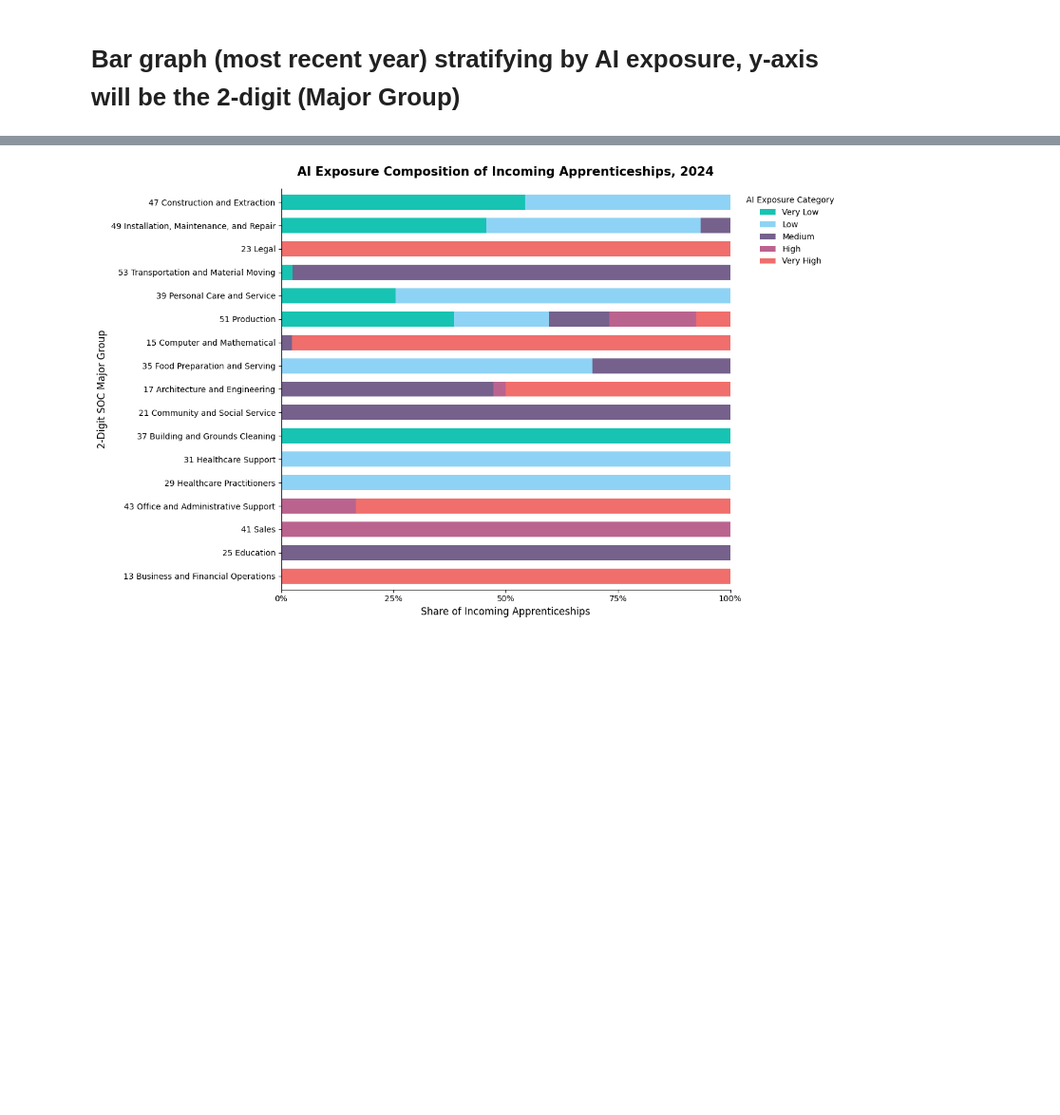
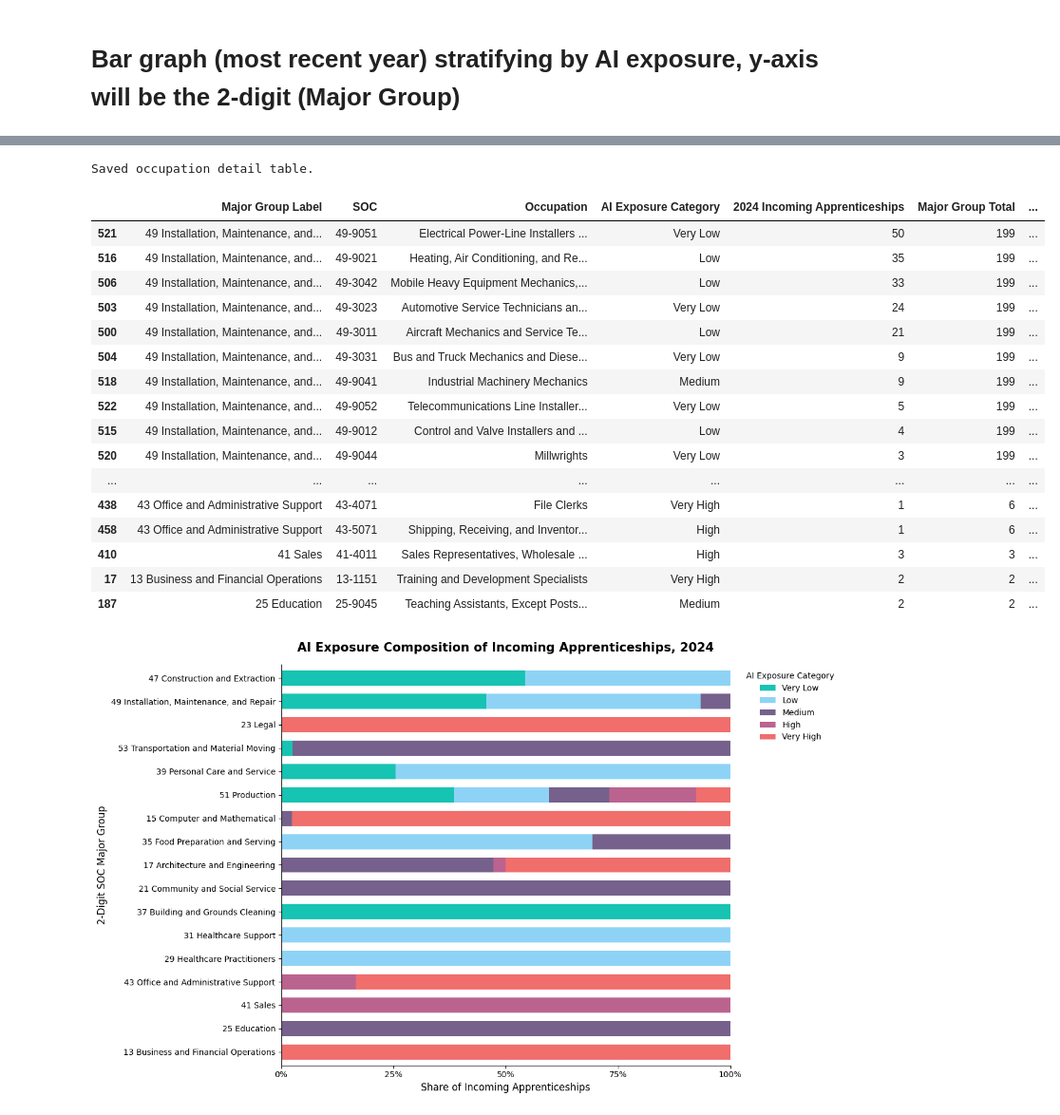
Before and after one commit to aarielle10/Walmart-Landscape-Analysis, a Jupyter notebook: Apprenticeship.ipynb, the cells around one changed output, grey strips where cells are left out. Shown at 95% size. Saved outputs shown, nothing was run; the diff lists cells and outputs as text; code cells hidden in the pictures; blank space fills up the shorter version.

```diff
--- a/Apprenticeship.ipynb
+++ b/Apprenticeship.ipynb
@@ -270,6 +309,67 @@ Data saved to: C:\Users\301533\Documents\AI Analysis\Apprenticeship Data\Output\
 Chart saved to: C:\Users\301533\Documents\AI Analysis\Apprenticeship Data\Output\bar_counts_apprenticeships_ai_exposure_including_construction_2024.png
 Data saved to: C:\Users\301533\Documents\AI Analysis\Apprenticeship Data\Output\bar_counts_apprenticeships_ai_exposure_including_construction_2024.xlsx
 Done.
+# %%
+# =========================================================
+# DETAIL TABLE: WHAT OCCUPATIONS MAKE UP EACH MAJOR GROUP
+# =========================================================
+
+occupation_detail = (
+    merged_excluding_construction
+    .groupby(
+        ["Major Group Label", "SOC", "Occupation", exposure_col],
+        as_index=False
+    )[year_col]
+    .sum()
+)
+
+occupation_detail = occupation_detail[
+    occupation_detail[year_col] > 0
+].copy()
+
+occupation_detail["Major Group Total"] = (
+    occupation_detail
+    .groupby("Major Group Label")[year_col]
+    .transform("sum")
+)
+
+occupation_detail["Share of Major Group"] = (
+    occupation_detail[year_col] / occupation_detail["Major Group Total"]
+)
+
+occupation_detail = occupation_detail.sort_values(
+    ["Major Group Total", "Major Group Label", year_col],
+    ascending=[False, True, False]
+)
+
+occupation_detail.to_excel(
+    output_folder / f"occupation_detail_within_major_groups_{analysis_year}.xlsx",
+    index=False
+)
+
+print("Saved occupation detail table.")
+# %% [output]
+Saved occupation detail table.
+# %%
+occupation_detail
+# %% [output]
+|  | Major Group Label | SOC | Occupation | AI Exposure Category | 2024 Incoming Apprenticeships | Major Group Total | ... |
+| 521 | 49 Installation, Maintenance, and... | 49-9051 | Electrical Power-Line Installers ... | Very Low | 50 | 199 | ... |
+| 516 | 49 Installation, Maintenance, and... | 49-9021 | Heating, Air Conditioning, and Re... | Low | 35 | 199 | ... |
+| 506 | 49 Installation, Maintenance, and... | 49-3042 | Mobile Heavy Equipment Mechanics,... | Low | 33 | 199 | ... |
+| 503 | 49 Installation, Maintenance, and... | 49-3023 | Automotive Service Technicians an... | Very Low | 24 | 199 | ... |
+| 500 | 49 Installation, Maintenance, and... | 49-3011 | Aircraft Mechanics and Service Te... | Low | 21 | 199 | ... |
+| 504 | 49 Installation, Maintenance, and... | 49-3031 | Bus and Truck Mechanics and Diese... | Very Low | 9 | 199 | ... |
+| 518 | 49 Installation, Maintenance, and... | 49-9041 | Industrial Machinery Mechanics | Medium | 9 | 199 | ... |
+| 522 | 49 Installation, Maintenance, and... | 49-9052 | Telecommunications Line Installer... | Very Low | 5 | 199 | ... |
+| 515 | 49 Installation, Maintenance, and... | 49-9012 | Control and Valve Installers and ... | Low | 4 | 199 | ... |
+| 520 | 49 Installation, Maintenance, and... | 49-9044 | Millwrights | Very Low | 3 | 199 | ... |
+| ... | ... | ... | ... | ... | ... | ... | ... |
+| 438 | 43 Office and Administrative Support | 43-4071 | File Clerks | Very High | 1 | 6 | ... |
+| 458 | 43 Office and Administrative Support | 43-5071 | Shipping, Receiving, and Inventor... | High | 1 | 6 | ... |
+| 410 | 41 Sales | 41-4011 | Sales Representatives, Wholesale ... | High | 3 | 3 | ... |
+| 17 | 13 Business and Financial Operations | 13-1151 | Training and Development Specialists | Very High | 2 | 2 | ... |
+| 187 | 25 Education | 25-9045 | Teaching Assistants, Except Posts... | Medium | 2 | 2 | ... |
 # %%
 # =========================================================
 # FUNCTION TO MAKE PROPORTION CHART
```
Also changed, not shown: parts of 2 cells of this notebook, 1 other file.
